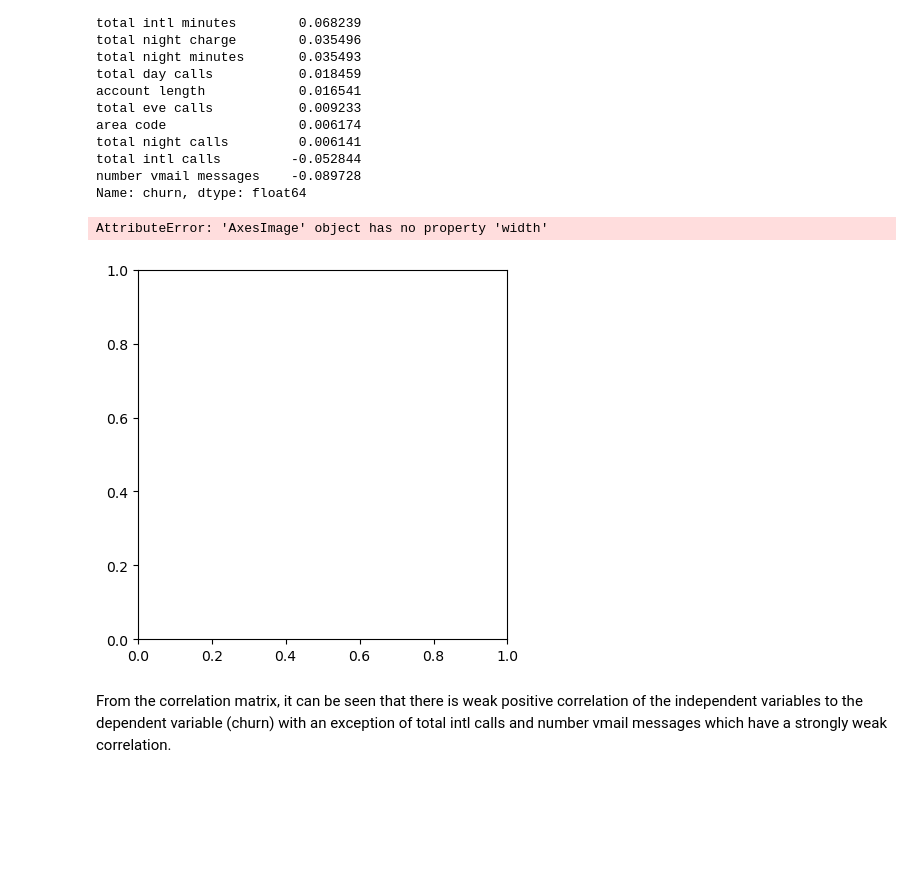
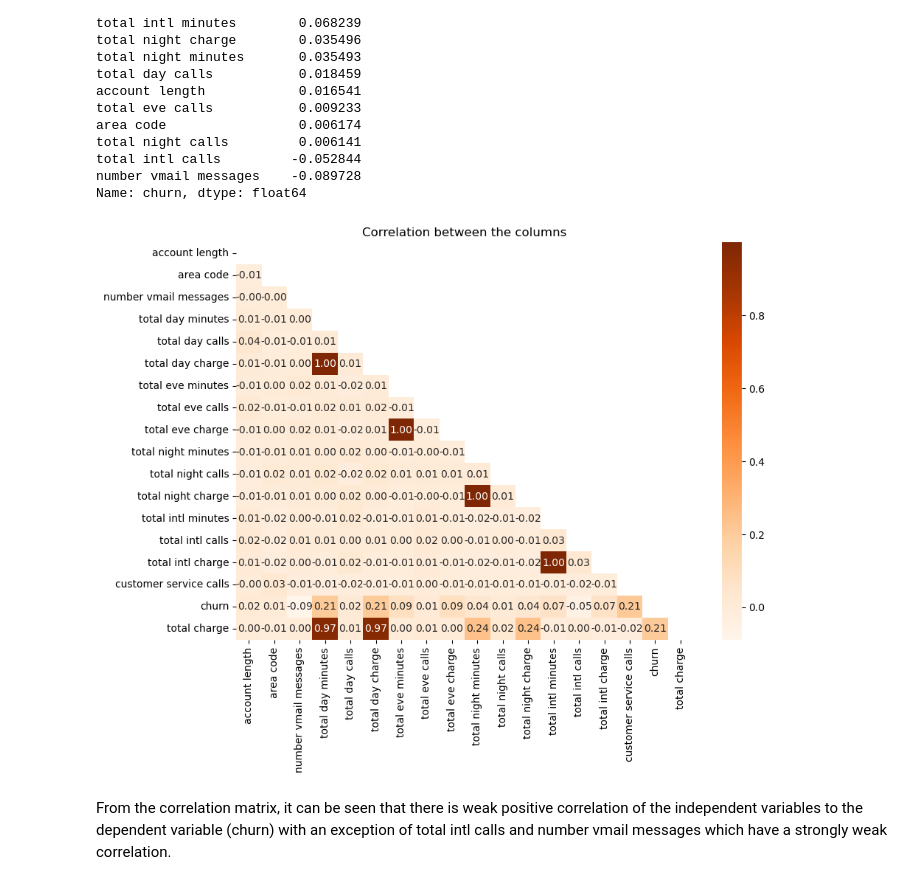
Before and after one commit to madivolil5/CHURN-COMMUNICATION, a Jupyter notebook: churn prediction.ipynb, the cells around one changed output. Drawn from its saved outputs; the diff is of its cells as text; code cells hidden in the pictures; blank space fills up the shorter version.

Commit message:
Updated notebook-data preprocessing

```diff
--- a/churn prediction.ipynb
+++ b/churn prediction.ipynb
@@ -193,14 +196,14 @@ total intl calls         -0.052844
 number vmail messages    -0.089728
 Name: churn, dtype: float64
 # %%
-# corr = data.corr()
-# corr
-# mask = np.triu(np.ones_like(data.corr(),dtype=bool))
-# sns.heatmap(data, annot=True, mask=mask)
-# plt.title("Correlation between independent and target variables")
+#correlation heatmap
+plt.figure(figsize=(10,7))
+mask = np.triu(np.ones_like(data.corr(), dtype=bool))
+sns.heatmap(data.corr(),annot=True,cmap='Oranges',fmt=".2f", mask=mask);
+plt.title('Correlation between the columns')
+plt.show()
 # %% [output]
-AttributeError: 'AxesImage' object has no property 'width'
-[figure, old version]
+[figure, new version]
 # %% [markdown]
 From the correlation matrix, it can be seen that there is weak positive correlation of the independent variables to the dependent variable (churn) with an exception of total intl calls and number vmail messages which have a strongly weak correlation.
 # %% [markdown]
```
Also changed, not shown: parts of 10 cells of this notebook, 1 other file.
